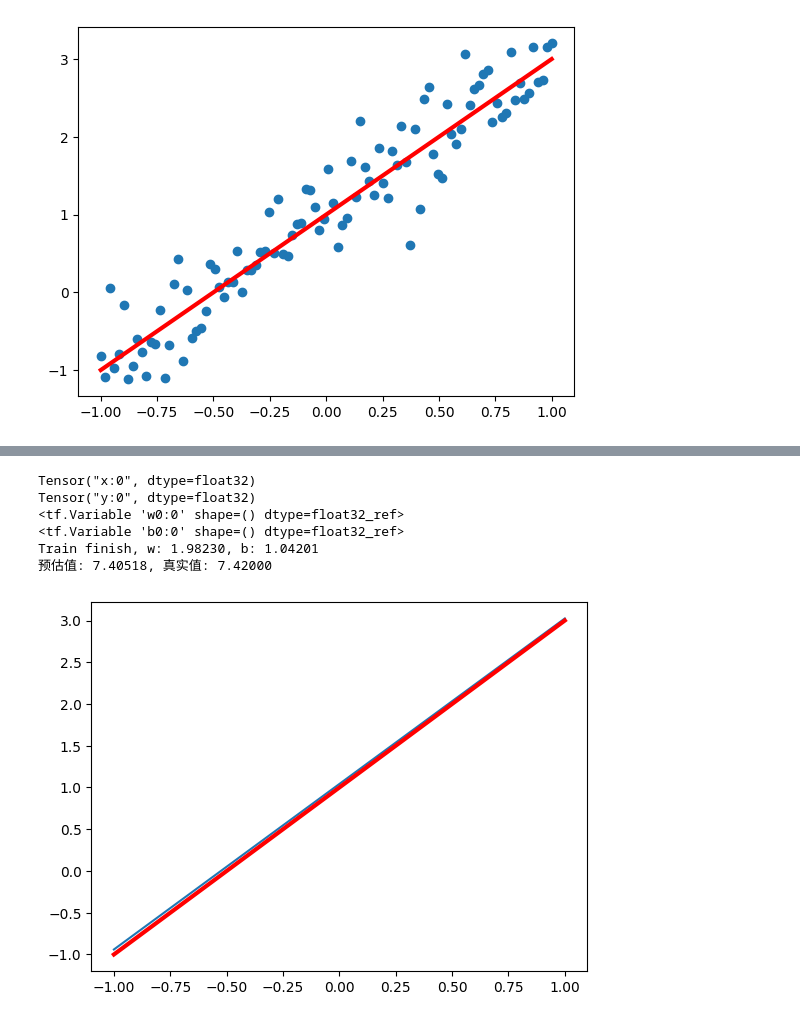
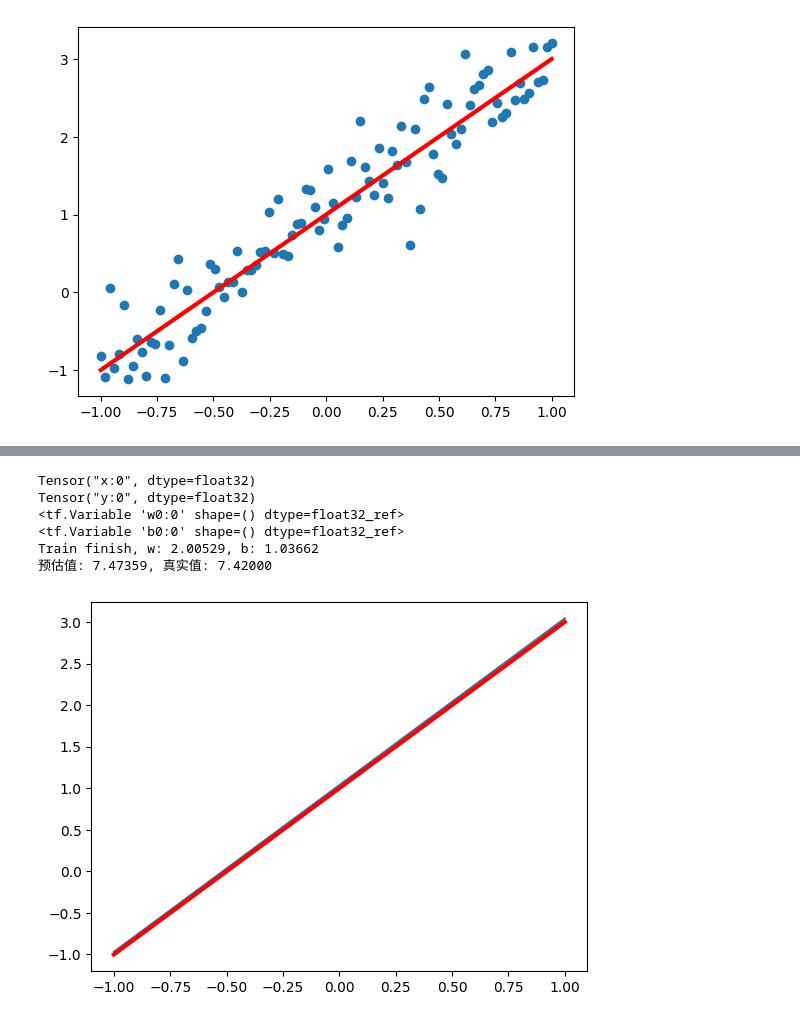
Before and after one commit to tantanbei/deep-learning, a Jupyter notebook: 线性回归问题TensorFlow实战.ipynb, the cells around one changed output, grey strips where cells are left out. Saved outputs shown, nothing was run; the diff lists cells and outputs as text; code cells hidden in the pictures.

```diff
--- a/线性回归问题TensorFlow实战.ipynb
+++ b/线性回归问题TensorFlow实战.ipynb
@@ -60,12 +64,16 @@ init = tf.global_variables_initializer()
 
 with tf.Session() as sess:
     sess.run(init)
-    for i in range(10):
+    for i in range(1000):
       #batch_data = []
       #batch_labels = []
-      for xs, ys in zip(x_data, y_data):
-        w0, b0, loss0, _ = sess.run([w, b, loss,  train_op], feed_dict={x: xs.reshape(1,), y: ys.reshape(1,)})
 
+      #单个样本输入
+      #for xs, ys in zip(x_data, y_data):
+      #  w0, b0, loss0, _ = sess.run([w, b, loss,  train_op], feed_dict={x: xs.reshape(1,), y: ys.reshape(1,)})
+
+      #全部样本输入
+      w0, b0, loss0, _ = sess.run([w, b, loss,  train_op], feed_dict={x: x_data, y: y_data})
       print('[Train] Step: %d, w: %4.5f, b: %4.5f, loss: %4.5f' % (i, w0[0], b0[0], loss0))
 
     y_p = sess.run(y_, feed_dict={x: [3.21]})
@@ -175,36 +192,39 @@ print(b)
 pred = model(x, w, b)
 
 loss_function = tf.reduce_mean(tf.square(y-pred))
 optimizer = tf.train.GradientDescentOptimizer(0.05).minimize(loss_function)
 
 #训练
 sess = tf.Session()
 init = tf.global_variables_initializer()
 sess.run(init)
 
-for epoch in range(10):
-  for xs, ys in zip(x_data, y_data):
-    _, loss = sess.run([optimizer, loss_function], feed_dict={x: xs, y: ys})
+for epoch in range(1000):
+  #单个样本输入
+  #for xs, ys in zip(x_data, y_data):
+  #  _, loss = sess.run([optimizer, loss_function], feed_dict={x: xs, y: ys})
+  #所有样本输入
+  _, loss = sess.run([optimizer, loss_function], feed_dict={x: x_data, y: y_data})
 
 b0temp=b.eval(session=sess)
 w0temp=w.eval(session=sess)
 print("Train finish, w: %4.5f, b: %4.5f" % (w0temp, b0temp))
 
 #画出训练结果的曲线
 plt.plot(x_data, w0temp * x_data + b0temp)
 
 #画出我们想要学习到的线性函数 y = 2x + 1
 plt.plot(x_data, 2 * x_data + 1.0, color = 'red', linewidth = 3)
 
 y_p = sess.run(pred, feed_dict={x: [3.21]})
 print('预估值: %4.5f, 真实值: %4.5f' % (y_p[0], 3.21 * 2 +1))
 
 sess.close()
 # %% [output]
 Tensor("x:0", dtype=float32)
 Tensor("y:0", dtype=float32)
 <tf.Variable 'w0:0' shape=() dtype=float32_ref>
 <tf.Variable 'b0:0' shape=() dtype=float32_ref>
-Train finish, w: 1.98230, b: 1.04201
-预估值: 7.40518, 真实值: 7.42000
+Train finish, w: 2.00529, b: 1.03662
+预估值: 7.47359, 真实值: 7.42000
-[figure, old version]
+[figure, new version]
```
Also changed, not shown: parts of 3 cells of this notebook.
